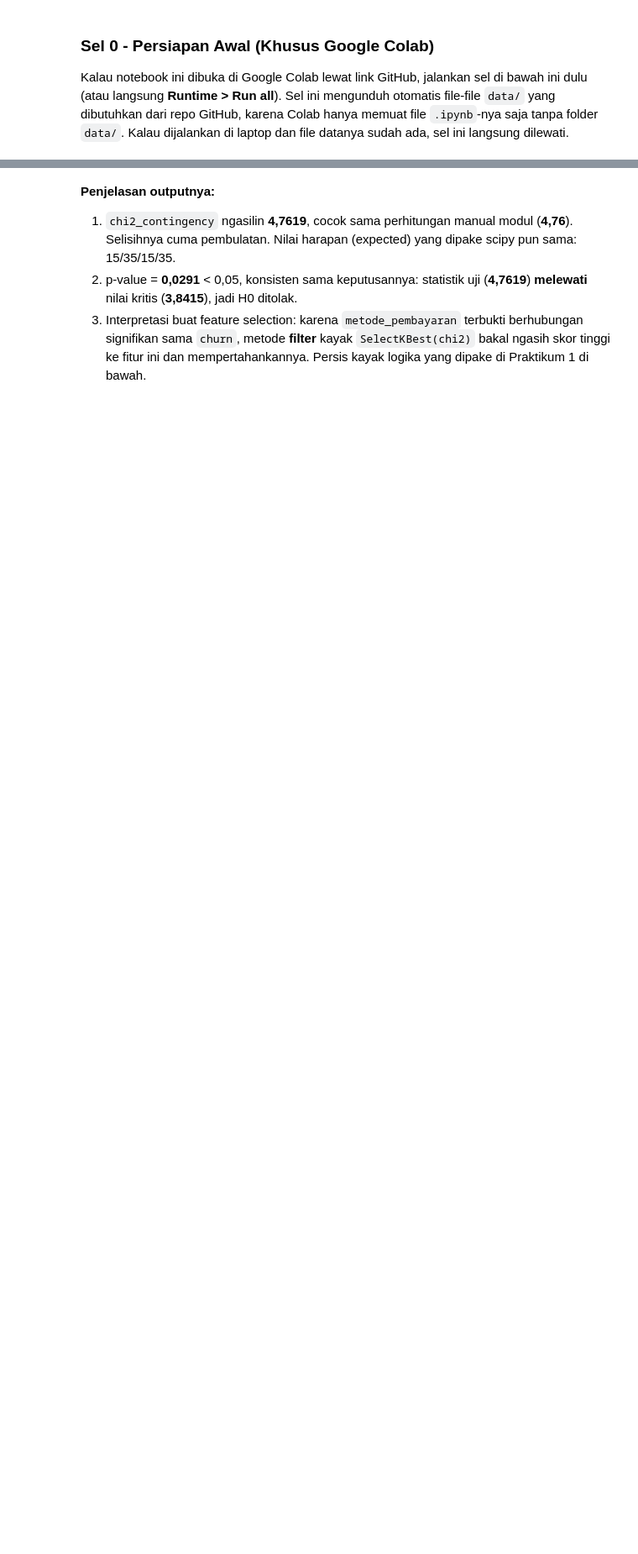
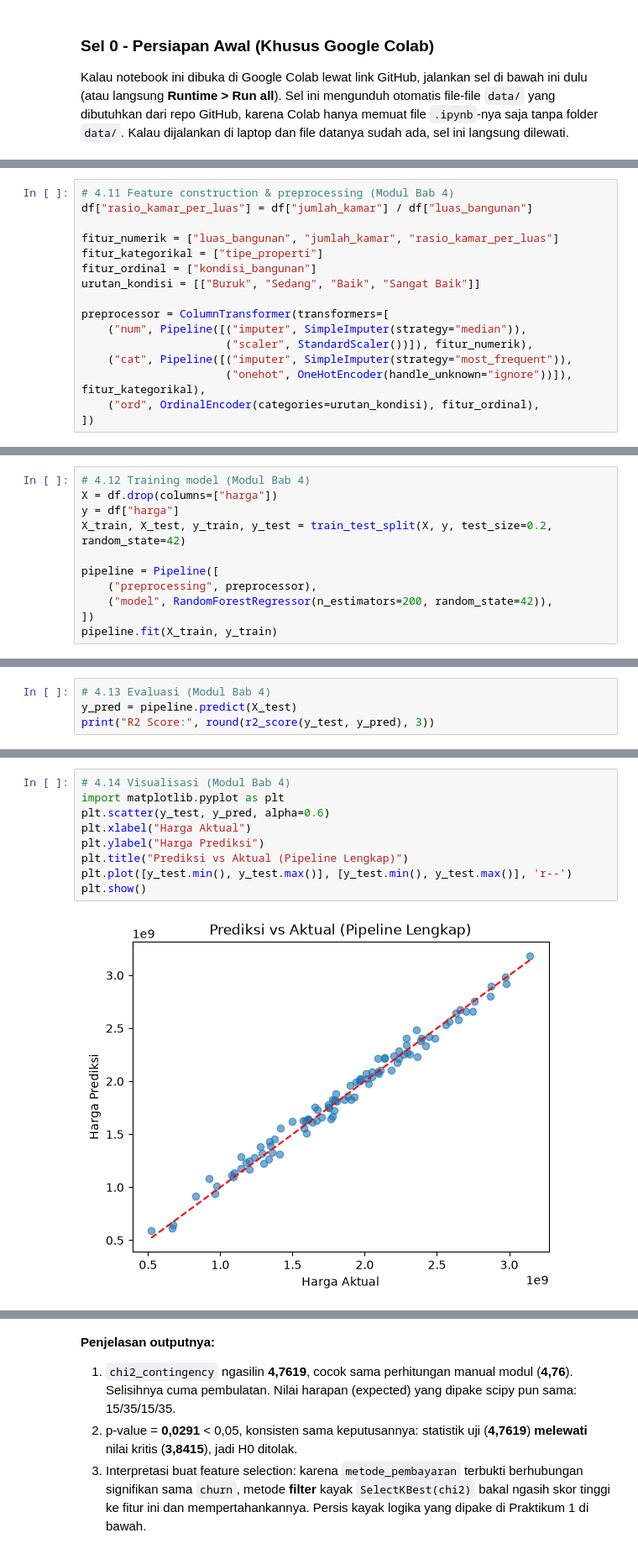
Before and after one commit to dandienter/praktikumML, a Jupyter notebook: bab-04-feature-engineering-pipeline/praktikum-bab-04.ipynb, the cells around one changed output, grey strips where cells are left out. Shown at 84% size. Saved outputs shown, nothing was run; the diff lists cells and outputs as text; blank space fills up the shorter version.

Commit message:
Bab 4: ganti California Housing jadi dataset sintetis properti sesuai modul 4.10-4.15; hapus california_housing.csv

```diff
--- a/bab-04-feature-engineering-pipeline/praktikum-bab-04.ipynb
+++ b/bab-04-feature-engineering-pipeline/praktikum-bab-04.ipynb
@@ -206,3 +120,19 @@ Nama fitur hasil transformasi: ['num__MedInc', 'num__HouseAge', 'num__AveRooms',
+# %%
+# 4.11 Feature construction & preprocessing (Modul Bab 4)
+df["rasio_kamar_per_luas"] = df["jumlah_kamar"] / df["luas_bangunan"]
+
+fitur_numerik = ["luas_bangunan", "jumlah_kamar", "rasio_kamar_per_luas"]
+fitur_kategorikal = ["tipe_properti"]
+fitur_ordinal = ["kondisi_bangunan"]
+urutan_kondisi = [["Buruk", "Sedang", "Baik", "Sangat Baik"]]
+
+preprocessor = ColumnTransformer(transformers=[
+    ("num", Pipeline([("imputer", SimpleImputer(strategy="median")),
+                      ("scaler", StandardScaler())]), fitur_numerik),
+    ("cat", Pipeline([("imputer", SimpleImputer(strategy="most_frequent")),
+                      ("onehot", OneHotEncoder(handle_unknown="ignore"))]), fitur_kategorikal),
+    ("ord", OrdinalEncoder(categories=urutan_kondisi), fitur_ordinal),
+])
 # %% [markdown]
 **Penjelasan outputnya:**
 
@@ -235,0 +147,11 @@ Langkah pipeline: ['preprocessing', 'model']
+# %%
+# 4.12 Training model (Modul Bab 4)
+X = df.drop(columns=["harga"])
+y = df["harga"]
+X_train, X_test, y_train, y_test = train_test_split(X, y, test_size=0.2, random_state=42)
+
+pipeline = Pipeline([
+    ("preprocessing", preprocessor),
+    ("model", RandomForestRegressor(n_estimators=200, random_state=42)),
+])
+pipeline.fit(X_train, y_train)
@@ -253,0 +185,4 @@ Artinya model menjelaskan 80.9% variansi harga rumah pada data uji.
+# %%
+# 4.13 Evaluasi (Modul Bab 4)
+y_pred = pipeline.predict(X_test)
+print("R2 Score:", round(r2_score(y_test, y_pred), 3))
@@ -278,3 +200,14 @@ plt.show()
+# %%
+# 4.14 Visualisasi (Modul Bab 4)
+import matplotlib.pyplot as plt
+plt.scatter(y_test, y_pred, alpha=0.6)
+plt.xlabel("Harga Aktual")
+plt.ylabel("Harga Prediksi")
+plt.title("Prediksi vs Aktual (Pipeline Lengkap)")
+plt.plot([y_test.min(), y_test.max()], [y_test.min(), y_test.max()], 'r--')
+plt.show()
+# %% [output]
+[figure, added]
 # %% [markdown]
 **Penjelasan outputnya:**
 
```
Also changed, not shown: parts of 47 cells of this notebook, 5 other files.
